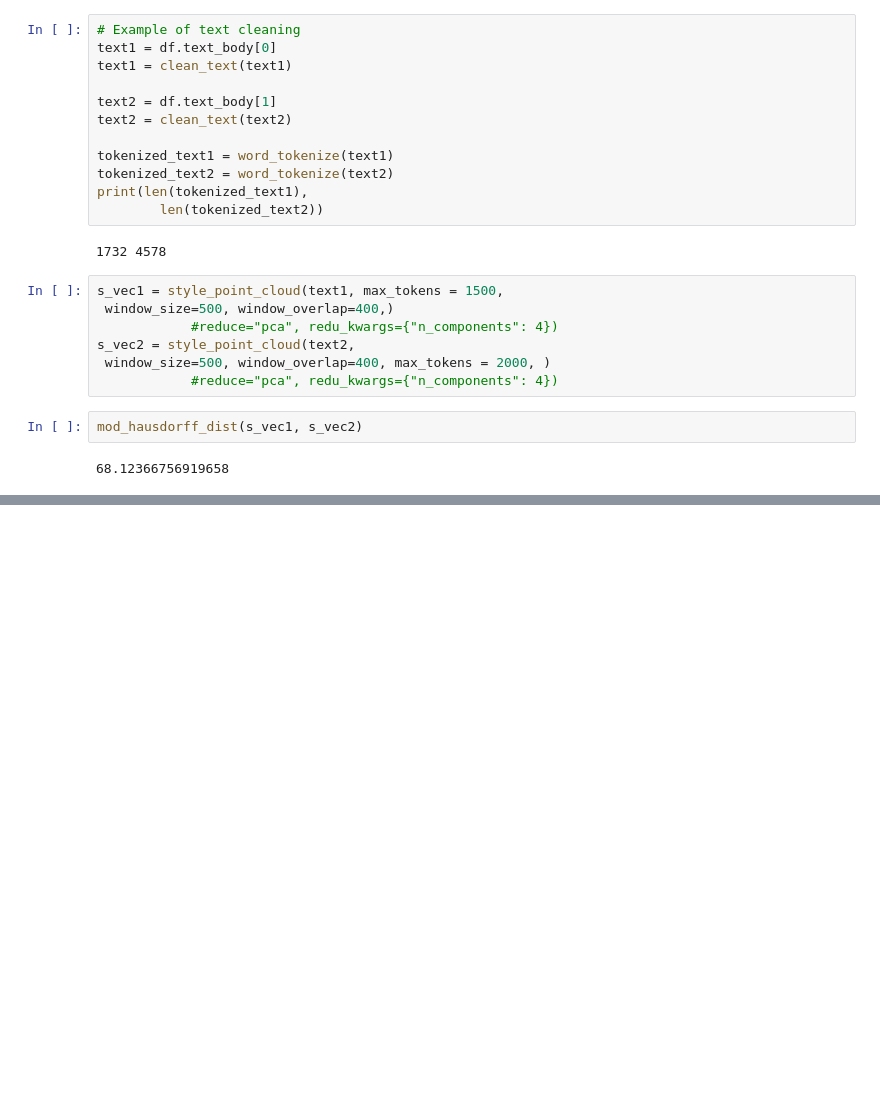
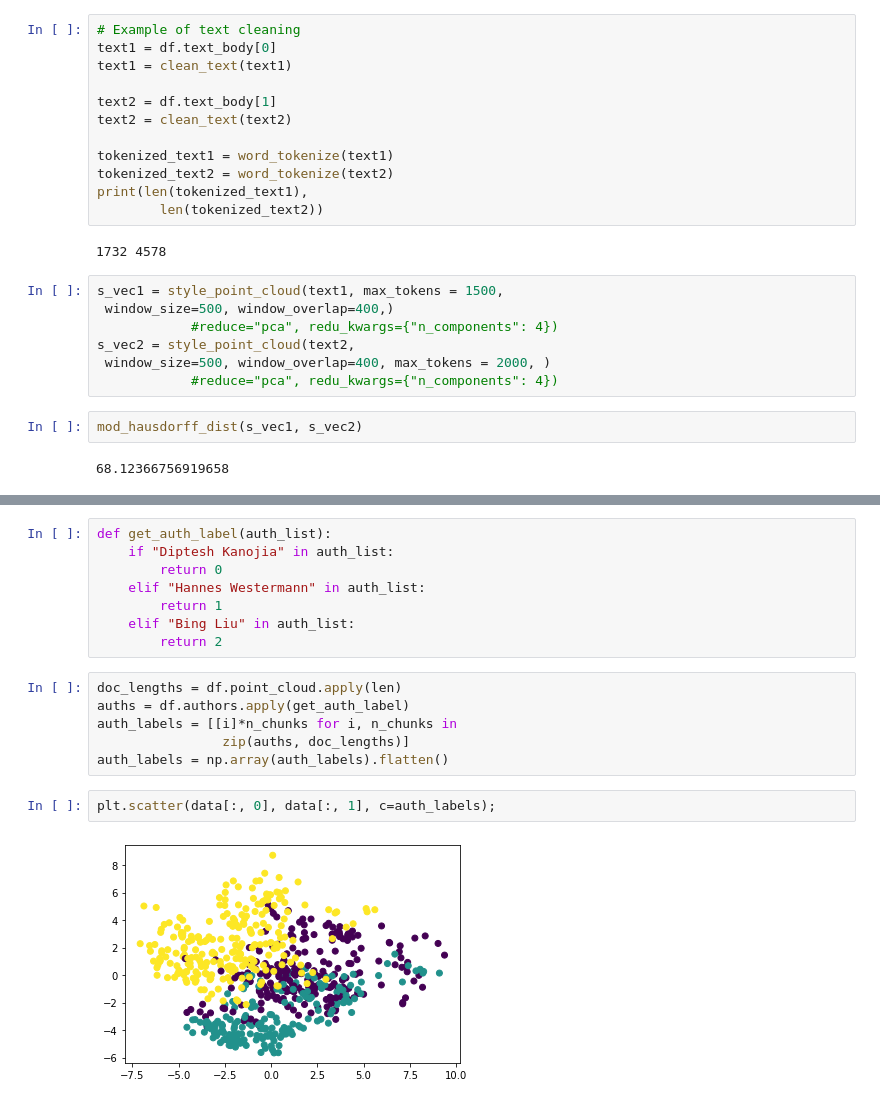
Before and after one commit to Mi-CS/stylometric_features, a Jupyter notebook: notebooks/pruebas.ipynb, the cells around one changed output, grey strips where cells are left out. Cells and saved outputs as stored; diff of their text form; blank space fills up the shorter version.

```diff
--- a/notebooks/pruebas.ipynb
+++ b/notebooks/pruebas.ipynb
@@ -47,0 +95,18 @@ mod_hausdorff_dist(s_vec1, s_vec2)
+# %%
+def get_auth_label(auth_list):
+    if "Diptesh Kanojia" in auth_list:
+        return 0
+    elif "Hannes Westermann" in auth_list:
+        return 1
+    elif "Bing Liu" in auth_list:
+        return 2
+# %%
+doc_lengths = df.point_cloud.apply(len)
+auths = df.authors.apply(get_auth_label)
+auth_labels = [[i]*n_chunks for i, n_chunks in
+                zip(auths, doc_lengths)]
+auth_labels = np.array(auth_labels).flatten()
+# %%
+plt.scatter(data[:, 0], data[:, 1], c=auth_labels);
+# %% [output]
+[figure, added]
```
Also changed, not shown: parts of 16 cells of this notebook, 4 other files.
